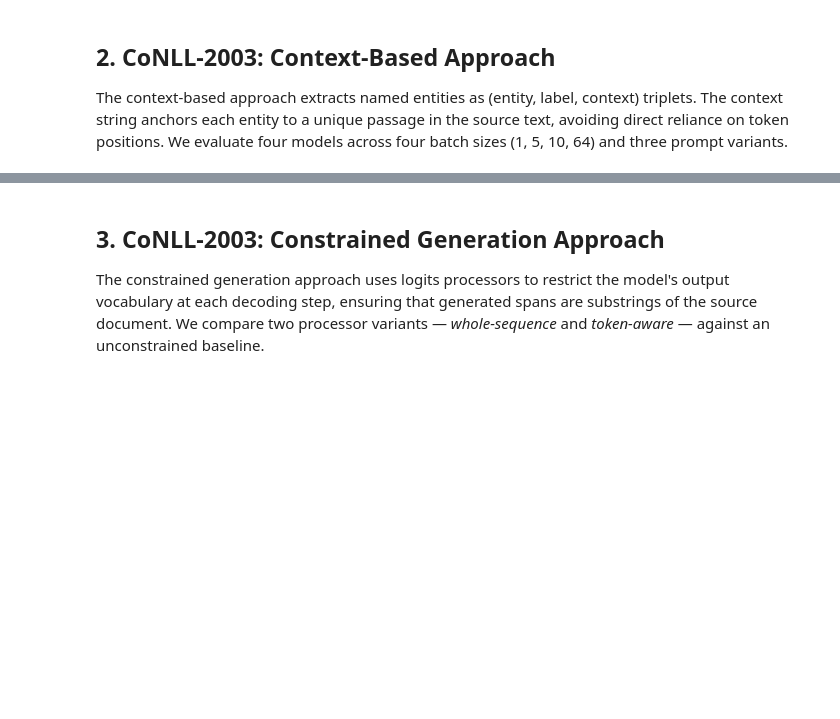
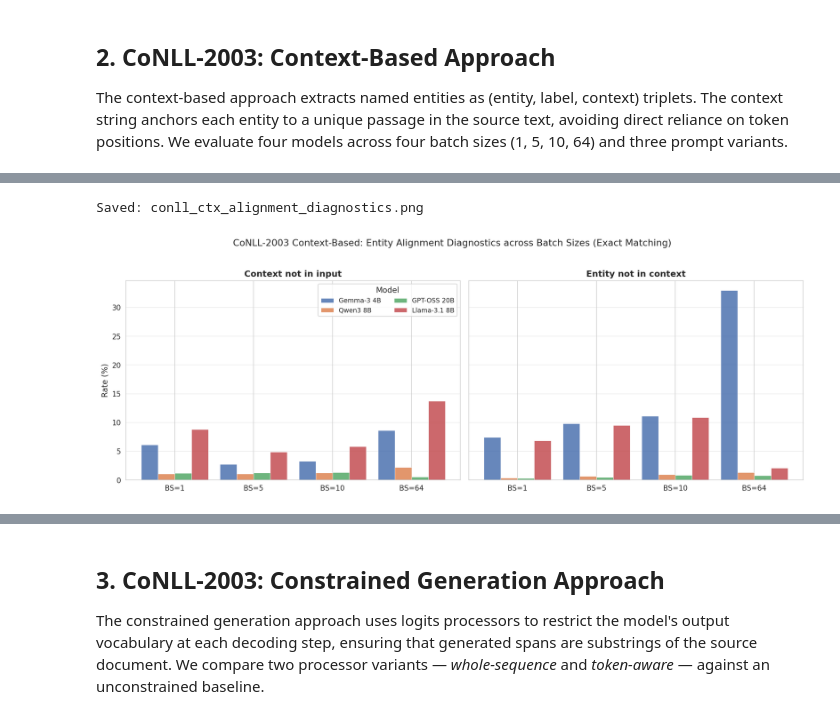
Before and after one commit to stulcrad/master_thesis, a Jupyter notebook: Notebooks/Experiment_analysis.ipynb, the cells around one changed output, grey strips where cells are left out. Saved outputs shown, nothing was run; the diff lists cells and outputs as text; code cells hidden in the pictures; blank space fills up the shorter version.

```diff
--- a/Notebooks/Experiment_analysis.ipynb
+++ b/Notebooks/Experiment_analysis.ipynb
@@ -385,27 +635,45 @@ save_fig(fig, 'conll_ctx_fuzzy_vs_exact_diff')
 # %%
-bs1 = ctx_exact[ctx_exact['batch_size'] == 1].copy()
+# Alignment diagnostics across all batch sizes: how often the context anchor fails to localize an entity.
+# context_not_in_input: predicted context not found in the source text (LLM hallucination)
+# entity_not_in_context: predicted entity not contained in its predicted context (inconsistent output)
+
 diag_cols = {'Context not in input': 'context_not_in_input_rate_pct',
              'Entity not in context': 'entity_not_in_context_rate_pct'}
+diag_colors = ['#4C72B0', '#DD8452']
 
-x = np.arange(len(ctx_models))
-width = 0.35
-fig, ax = plt.subplots(figsize=(11, 5))
+fig, axes = plt.subplots(1, 2, figsize=(14, 5), sharey=True)
 
-for i, (label, col) in enumerate(diag_cols.items()):
-    vals = []
-    for model in ctx_models:
-        sub = bs1[bs1['model_short'] == model]
-        vals.append(sub[col].mean() if (col in sub.columns and len(sub) > 0) else 0.0)
-    ax.bar(x + i * width, vals, width, label=label,
-           color=['#4C72B0', '#DD8452'][i], alpha=0.85)
+for ax, (label, col), color in zip(axes, diag_cols.items(), diag_colors):
+    # x positions: 4 groups (batch sizes), each with 4 models
+    bs_list = [1, 5, 10, 64]
+    n_models = len(ctx_models)
+    bar_w = 0.85 / n_models
+    x_centers = np.arange(len(bs_list))
 
-ax.set_xticks(x + width / 2)
-ax.set_xticklabels(ctx_models)
-ax.set_ylabel('Rate (%)')
-ax.set_title('CoNLL-2003 Context-Based: Entity Alignment Diagnostics (BS=1)', fontsize=13)
-ax.legend()
-ax.yaxis.grid(True, alpha=0.4)
-ax.set_axisbelow(True)
+    for i, model in enumerate(ctx_models):
+        vals = []
+        for bs in bs_list:
+            sub = ctx_exact[(ctx_exact['batch_size'] == bs) & (ctx_exact['model_short'] == model)]
+            vals.append(sub[col].mean() if (col in sub.columns and len(sub) > 0) else 0)
+        offset = (i - n_models / 2 + 0.5) * bar_w
+        ax.bar(x_centers + offset, vals, bar_w,
+               color=MODEL_COLORS[model], alpha=0.85, label=model if ax is axes[0] else None,
+               edgecolor='white', linewidth=0.5)
+
+    ax.set_xticks(x_centers)
+    ax.set_xticklabels([f'BS={bs}' for bs in bs_list])
+    ax.set_ylabel('Rate (%)' if ax is axes[0] else '')
+    ax.set_title(label, fontsize=12, fontweight='bold')
+    ax.yaxis.grid(True, alpha=0.4)
+    ax.set_axisbelow(True)
+
+axes[0].legend(title='Model', loc='upper right', fontsize=9, ncol=2)
+
+plt.suptitle('CoNLL-2003 Context-Based: Entity Alignment Diagnostics across Batch Sizes (Exact Matching)',
+             fontsize=13, y=1.02)
 plt.tight_layout()
 save_fig(fig, 'conll_ctx_alignment_diagnostics')
+# %% [output]
+Saved: conll_ctx_alignment_diagnostics.png
+[figure, added]
 # %%
```
Also changed, not shown: parts of 34 cells of this notebook, 25 other files.
